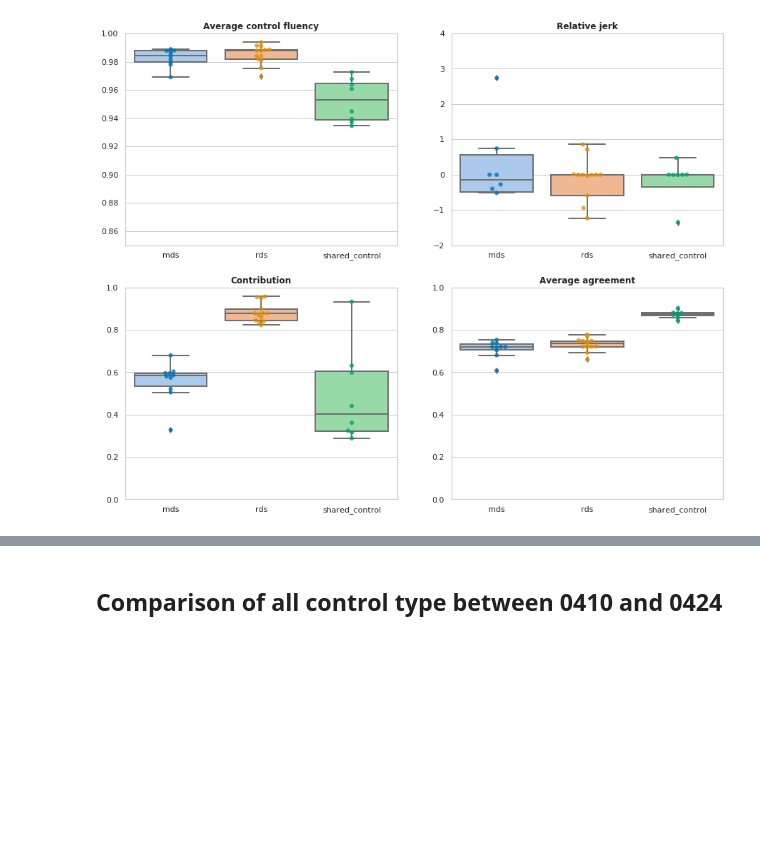
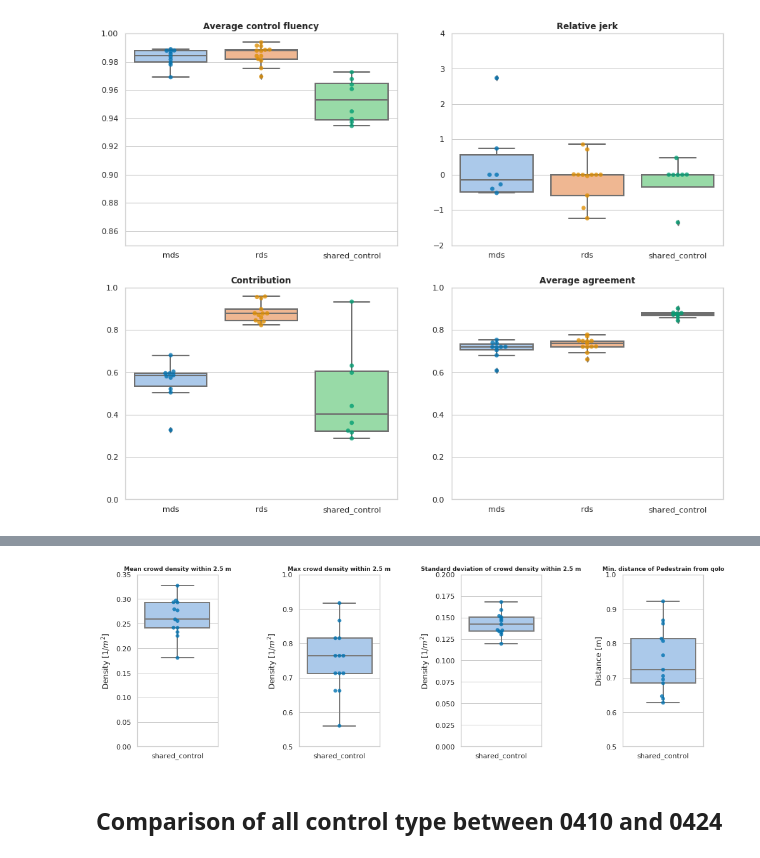
Before and after one commit to epfl-lasa/crowdbot-evaluation-tools, a Jupyter notebook: notebooks/comprehensive_eval_ver2.ipynb, the cells around one changed output, grey strips where cells are left out. Saved outputs shown, nothing was run; the diff lists cells and outputs as text; code cells hidden in the pictures; blank space fills up the shorter version.

```diff
--- a/notebooks/comprehensive_eval_ver2.ipynb
+++ b/notebooks/comprehensive_eval_ver2.ipynb
@@ -975,0 +980,12 @@ plt.show()
+# %%
+chosen_dates = ['1203']
+chosen_type = ['shared_control']
+
+eval_dirs = []
+
+for root, dirs, files in walk(outbase, topdown=False, maxdepth=1):
+    for dir_ in dirs:
+        if any(s in dir_ for s in chosen_dates) and any(s in dir_ for s in chosen_type):
+            dir_ = dir_.replace("_processed", "")
+            eval_dirs.append(dir_)
+            print("{}/ is available!".format(dir_))
@@ -975,0 +1083,2 @@ plt.show()
+# %%
+crowd_metrics_df = eval_res_df[['seq', 'control_type'] + list(crowd_metrics)]
@@ -976,3 +1129,72 @@ plt.show()
+# %%
+fig, axes = plt.subplots(1, 4, figsize=(16, 5))
+
+plt.subplots_adjust(left=None, bottom=None, right=None, top=None, wspace=1.0, hspace=None)
+
+categorical_plot(
+    axes=axes[0],
+    df=crowd_metrics_df,
+    metric='avg_crowd_density2_5',
+    catogory='control_type',
+    title='Mean crowd density within 2.5 m',
+    xlabel='',
+    ylabel='Density [1/$m^2$]',
+    ylim=[0.00, 0.35],
+    kind='box',
+    # group='goal_reached',
+    # lgd_labels=['Not reached', 'Reached'],
+    titlefontsz=9,
+)
+categorical_plot(
+    axes=axes[1],
+    df=crowd_metrics_df,
+    metric='max_crowd_density2_5',
+    catogory='control_type',
+    title='Max crowd density within 2.5 m',
+    xlabel='',
+    ylabel='Density [1/$m^2$]',
+    ylim=[0.50, 1.00],
+    kind='box',
+    # group='goal_reached',
+    # lgd_labels=['Not reached', 'Reached'],
+    titlefontsz=9,
+)
+
+categorical_plot(
+    axes=axes[2],
+    df=crowd_metrics_df,
+    metric='std_crowd_density2_5',
+    catogory='control_type',
+    title='Standard deviation of crowd density within 2.5 m',
+    xlabel='',
+    ylabel='Density [1/$m^2$]',
+    ylim=[0.0, 0.20],
+    kind='box',
+    # group='goal_reached',
+    # lgd_labels=['Not reached', 'Reached'],
+    titlefontsz=9,
+)
+
+categorical_plot(
+    axes=axes[3],
+    df=crowd_metrics_df,
+    metric='avg_min_dist',
+    catogory='control_type',
+    title='Min. distance of Pedestrain from qolo',
+    xlabel='',
+    ylabel='Distance [m]',
+    ylim=[0.5, 1.0],
+    kind='box',
+    # group='goal_reached',
+    # lgd_labels=['Not reached', 'Reached'],
+    titlefontsz=9,
+)
+
+plt.savefig("./pdf/1203_crowd.pdf", dpi=300)
+
+plt.show()
+# %% [output]
+[figure, added]
 # %%
 plt.close()
 # %% [markdown]
```
Also changed, not shown: parts of 31 cells of this notebook, 17 other files.
